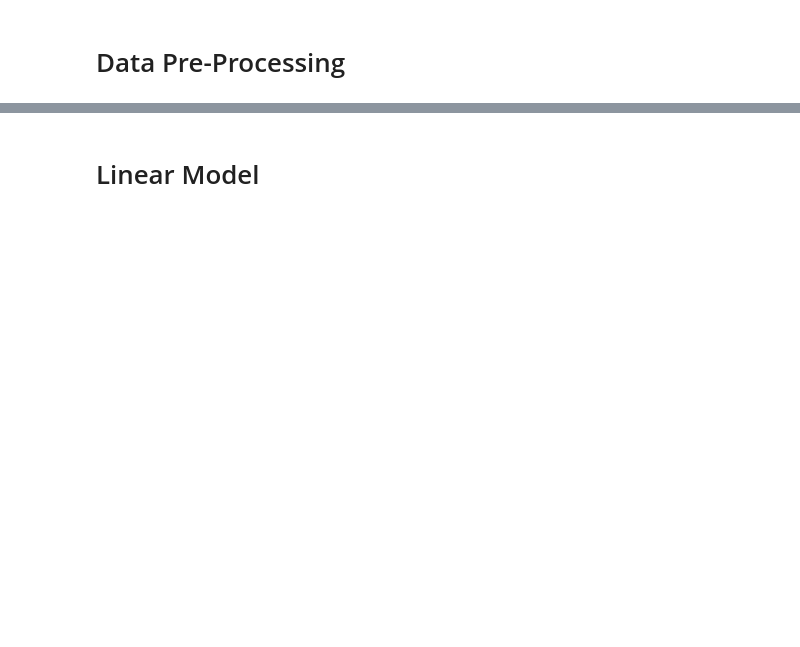
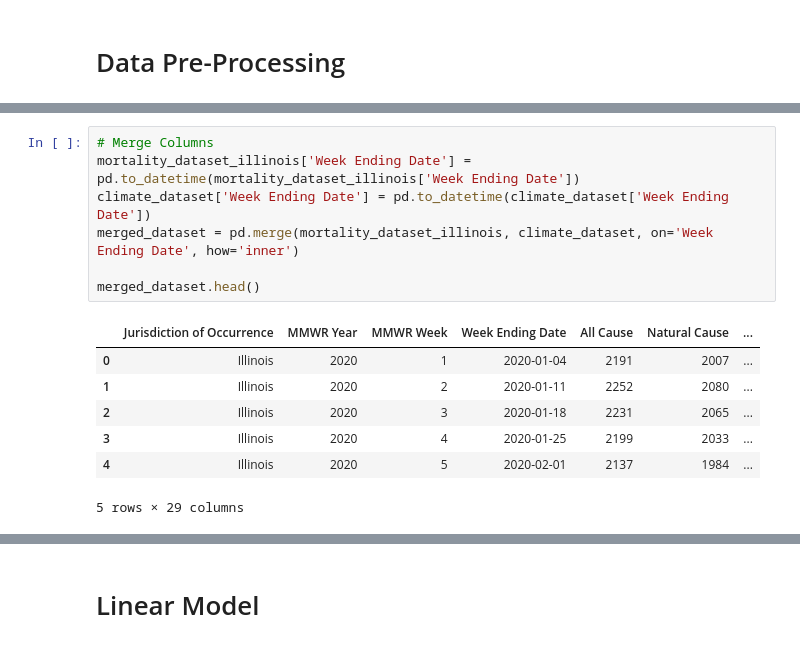
Before and after one commit to mohi-m/Mortality-Predictor, a Jupyter notebook: main.ipynb, the cells around one changed output, grey strips where cells are left out. Saved outputs shown, nothing was run; the diff lists cells and outputs as text; blank space fills up the shorter version.

```diff
--- a/main.ipynb
+++ b/main.ipynb
@@ -20,0 +65,15 @@ print("Number of rows in climate dataset: ", len(climate_dataset))
+# %%
+# Merge Columns
+mortality_dataset_illinois['Week Ending Date'] = pd.to_datetime(mortality_dataset_illinois['Week Ending Date'])
+climate_dataset['Week Ending Date'] = pd.to_datetime(climate_dataset['Week Ending Date'])
+merged_dataset = pd.merge(mortality_dataset_illinois, climate_dataset, on='Week Ending Date', how='inner')
+
+merged_dataset.head()
+# %% [output]
+|  | Jurisdiction of Occurrence | MMWR Year | MMWR Week | Week Ending Date | All Cause | Natural Cause | ... |
+| 0 | Illinois | 2020 | 1 | 2020-01-04 | 2191 | 2007 | ... |
+| 1 | Illinois | 2020 | 2 | 2020-01-11 | 2252 | 2080 | ... |
+| 2 | Illinois | 2020 | 3 | 2020-01-18 | 2231 | 2065 | ... |
+| 3 | Illinois | 2020 | 4 | 2020-01-25 | 2199 | 2033 | ... |
+| 4 | Illinois | 2020 | 5 | 2020-02-01 | 2137 | 1984 | ... |
+5 rows × 29 columns
```
Also changed, not shown: parts of 9 cells of this notebook.
